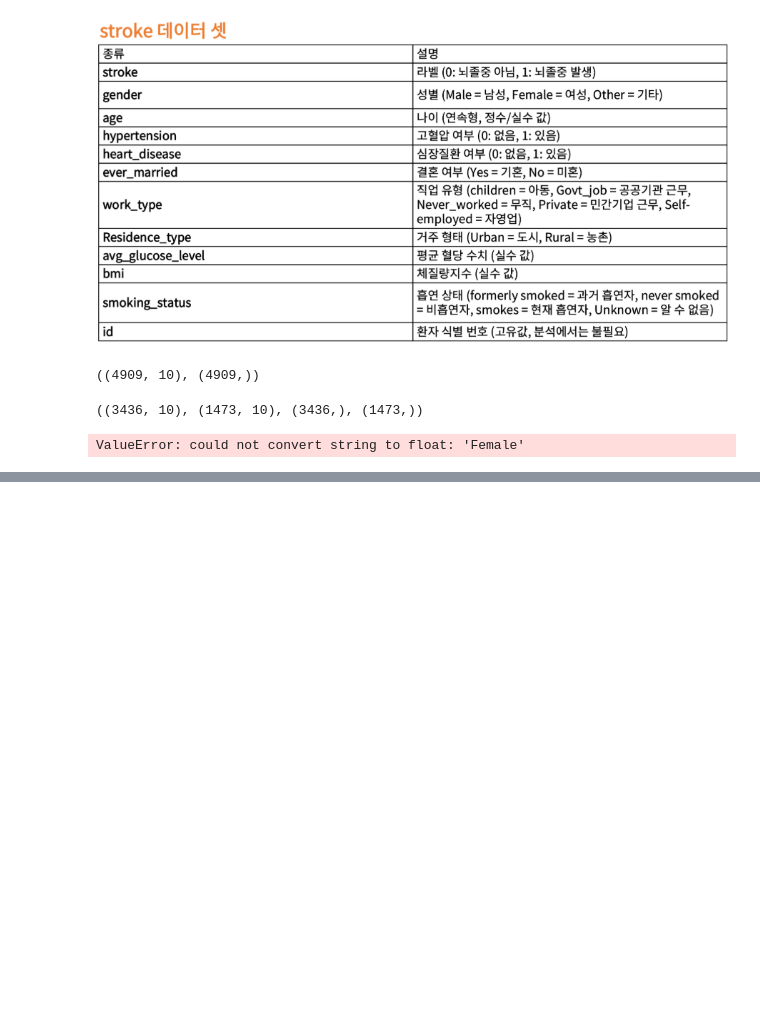
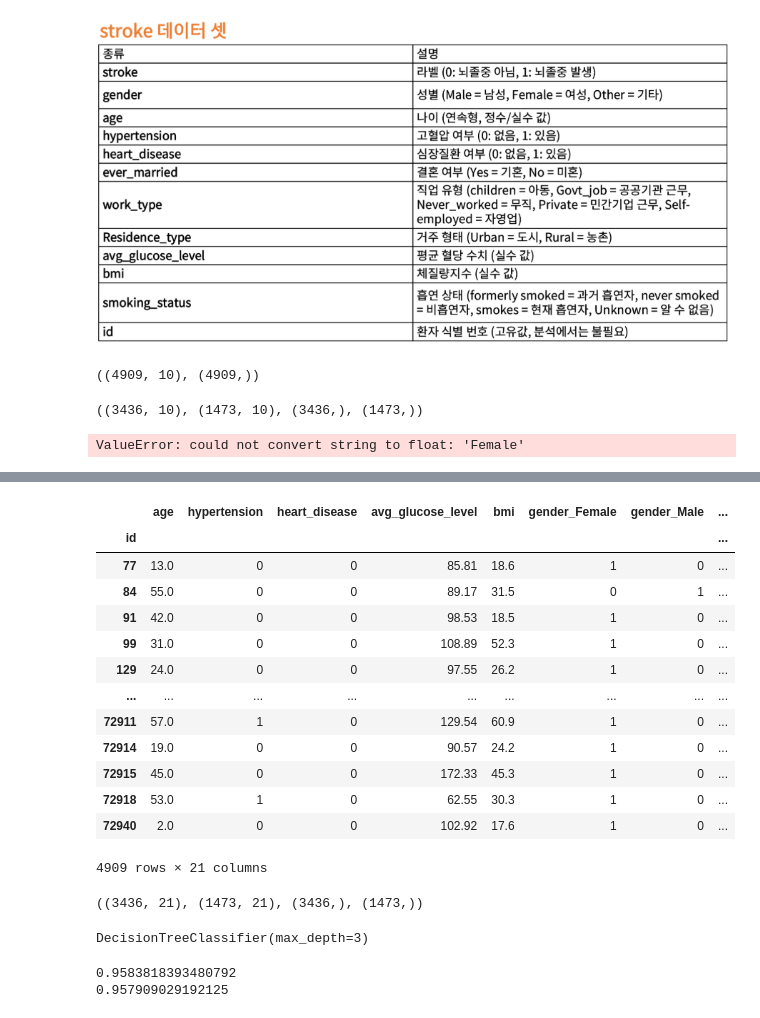
Before and after one commit to rlaj0730-design/python_study, a Jupyter notebook: jupyter_notebook/05.machine learning/ex02_뇌졸중분류(decisiontree).ipynb, the cells around one changed output, grey strips where cells are left out. Drawn from its saved outputs; the diff is of its cells as text; code cells hidden in the pictures; blank space fills up the shorter version.

```diff
--- a/jupyter_notebook/05.machine learning/ex02_뇌졸중분류(decisiontree).ipynb
+++ b/jupyter_notebook/05.machine learning/ex02_뇌졸중분류(decisiontree).ipynb
@@ -93,0 +149,45 @@ ValueError: could not convert string to float: 'Female'
+# %%
+# 원핫인코딩 적용해보기
+# pd.get_dummies(적용대상, dtype = int)
+X_oh = pd.get_dummies(X, dtype = int)
+X_oh
+# %% [output]
+|  | age | hypertension | heart_disease | avg_glucose_level | bmi | gender_Female | gender_Male | ... |
+| id |  |  |  |  |  |  |  | ... |
+| 77 | 13.0 | 0 | 0 | 85.81 | 18.6 | 1 | 0 | ... |
+| 84 | 55.0 | 0 | 0 | 89.17 | 31.5 | 0 | 1 | ... |
+| 91 | 42.0 | 0 | 0 | 98.53 | 18.5 | 1 | 0 | ... |
+| 99 | 31.0 | 0 | 0 | 108.89 | 52.3 | 1 | 0 | ... |
+| 129 | 24.0 | 0 | 0 | 97.55 | 26.2 | 1 | 0 | ... |
+| ... | ... | ... | ... | ... | ... | ... | ... | ... |
+| 72911 | 57.0 | 1 | 0 | 129.54 | 60.9 | 1 | 0 | ... |
+| 72914 | 19.0 | 0 | 0 | 90.57 | 24.2 | 1 | 0 | ... |
+| 72915 | 45.0 | 0 | 0 | 172.33 | 45.3 | 1 | 0 | ... |
+| 72918 | 53.0 | 1 | 0 | 62.55 | 30.3 | 1 | 0 | ... |
+| 72940 | 2.0 | 0 | 0 | 102.92 | 17.6 | 1 | 0 | ... |
+4909 rows × 21 columns
+# %%
+# 직접 모델 학습 시켜보기!!!
+# train/test 분리 -> 원핫인코딩 진행한 문제데이터, 정답데이터
+# 분리 도구 활용, 분리 비율 -> 7:3, 랜덤수 고정 17
+A = X_oh
+b = data['stroke']
+
+A_train, A_test, b_train, b_test = train_test_split(A, b, test_size = 0.3,random_state = 17)
+
+# 분리 후 데이터 모양 확인하기
+A_train.shape, A_test.shape, b_train.shape, b_test.shape
+# 훈련용 데이터 : 3436, 평가용 데이터 : 1473
+# 사용하는 입력 특성(컬럼) : 21
+# %% [output]
+((3436, 21), (1473, 21), (3436,), (1473,))
+# %%
+# 모델 선택 및 (하이퍼파라미터 조정)
+# 의사결정나무 분류 모델
+
+# 모델 객세 생성(변수 넣기)
+dt_model = DecisionTreeClassifier(max_depth=3)
+# 모델 학습 -> fit()
+dt_model.fit(A_train, b_train)
+# %% [output]
+DecisionTreeClassifier(max_depth=3)
@@ -93,0 +198,8 @@ ValueError: could not convert string to float: 'Female'
+# %%
+# 학습데이터 평가 점수 확인
+print(dt_model.score(A_train, b_train))
+# 평가데이터 평가 점수 확인
+print(dt_model.score(A_test, b_test))
+# %% [output]
+0.9583818393480792
+0.957909029192125
```
Also changed, not shown: parts of 32 cells of this notebook.
